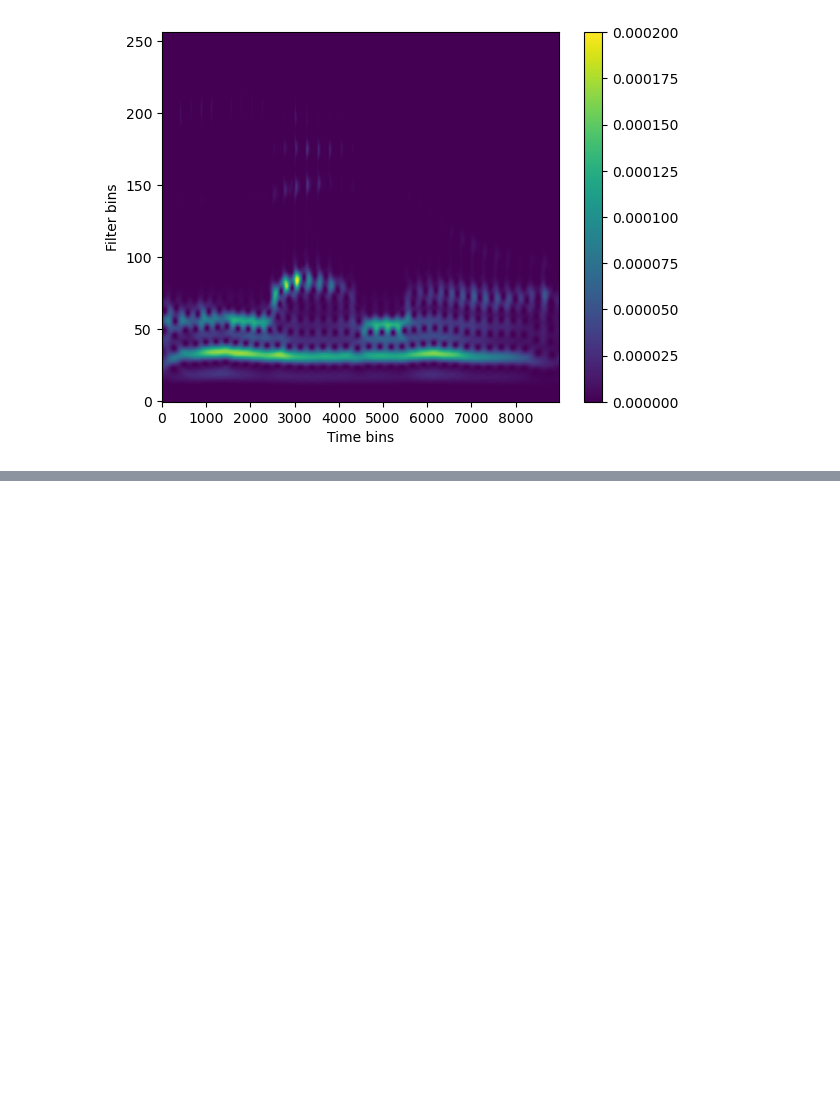
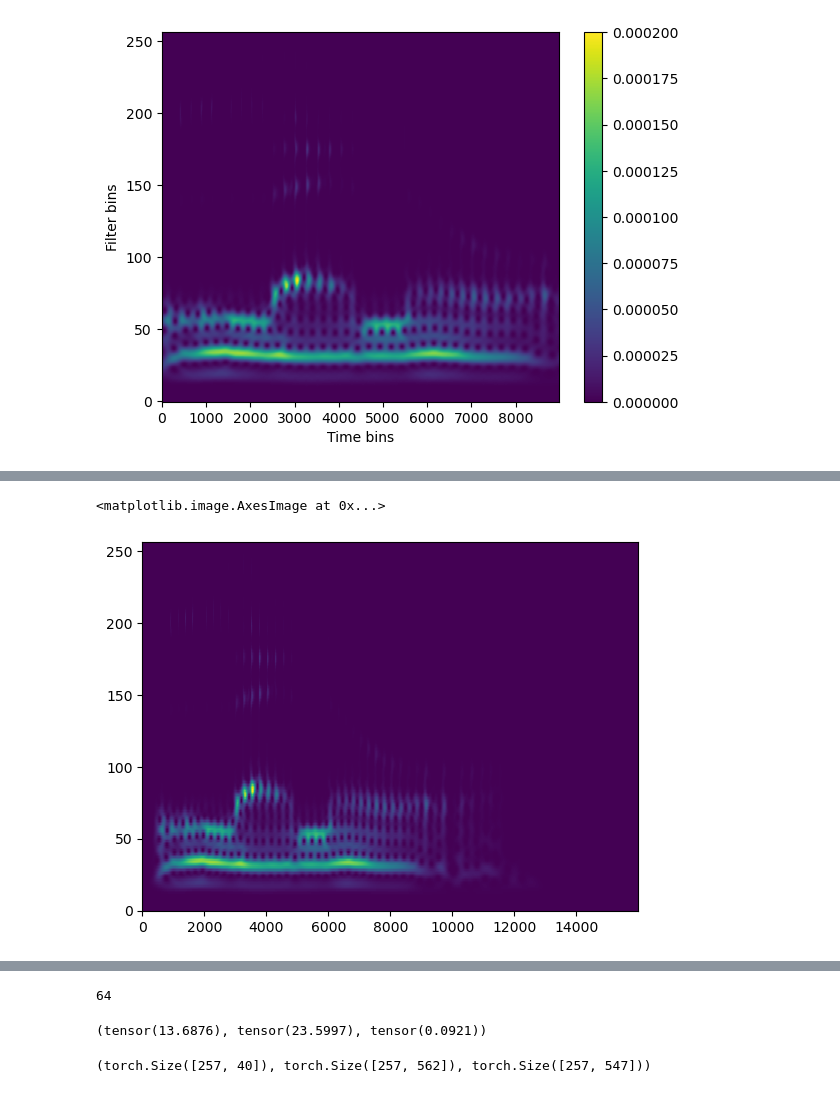
Before and after one commit to danedane-haider/Random-Filterbanks, a Jupyter notebook: Stability of Random Filterbanks under Gradient Descent/Auditory_bias_complex.ipynb, the cells around one changed output, grey strips where cells are left out. Cells and saved outputs as stored; diff of their text form; code cells hidden in the pictures; blank space fills up the shorter version.

```diff
--- a/Stability of Random Filterbanks under Gradient Descent/Auditory_bias_complex.ipynb
+++ b/Stability of Random Filterbanks under Gradient Descent/Auditory_bias_complex.ipynb
@@ -127 +192,10 @@ plt.show()
+# %%
+x_2 = speech_full[1500:1500+16000].reshape(1,-1)
+
+x_2_enc = np.fft.ifft(np.fft.fft(x_2, axis=1)*gf.T, axis=1)
+
+plt.imshow(np.abs(x_2_enc)**2, aspect='auto', origin='lower',interpolation='nearest')
+# %% [output]
+<matplotlib.image.AxesImage at 0x...>
+[figure, added]
 # %%
@@ -129,2 +203,14 @@ Audio(data=x_tilde.numpy(), rate=16000)
 # %% [output]
 [interactive output not drawn]
+# %%
+np.mod(8000,256)
+# %% [output]
+64
+# %%
+torch.norm(x_enc_stft[0,0,:,:]), torch.norm(x_enc_mag[0,:,:]), torch.norm(x_enc_mag_both[0,:,:])
+# %% [output]
+(tensor(13.6876), tensor(23.5997), tensor(0.0921))
+# %%
+x_enc_stft[0,0,:,:].shape, x_enc_mag[0,:,:].shape, x_enc_mag_both[0,:,:].shape
+# %% [output]
+(torch.Size([257, 40]), torch.Size([257, 562]), torch.Size([257, 547]))
```
Also changed, not shown: parts of 13 cells of this notebook, 1 other file.
